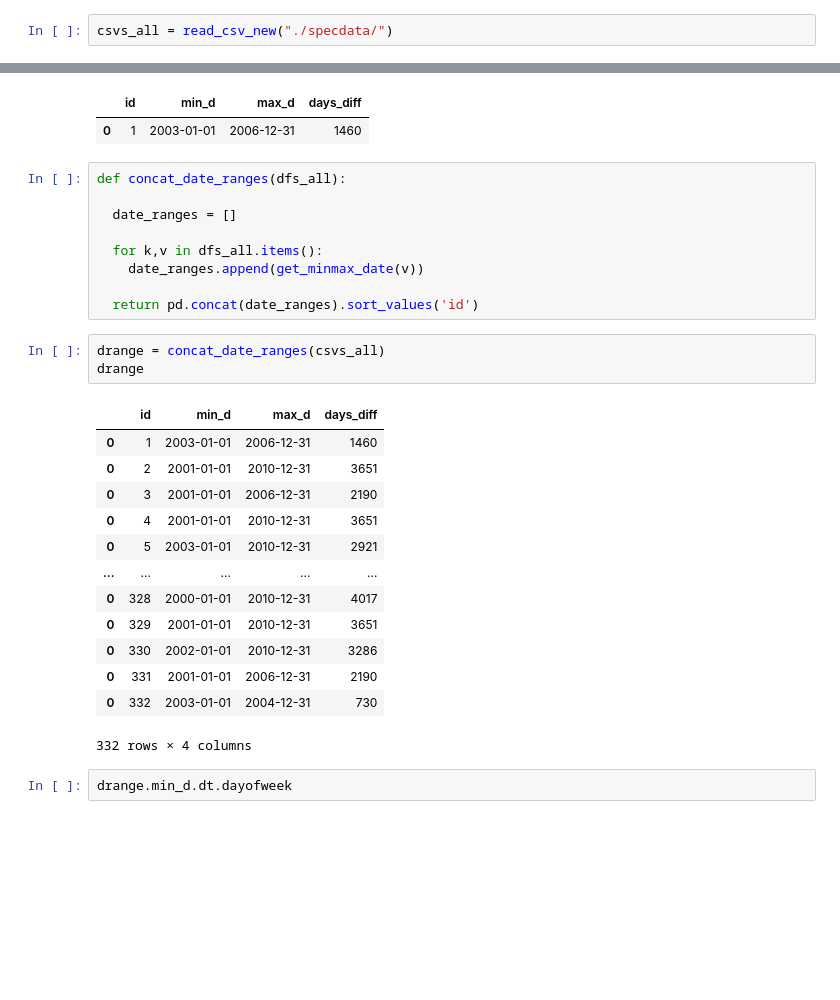
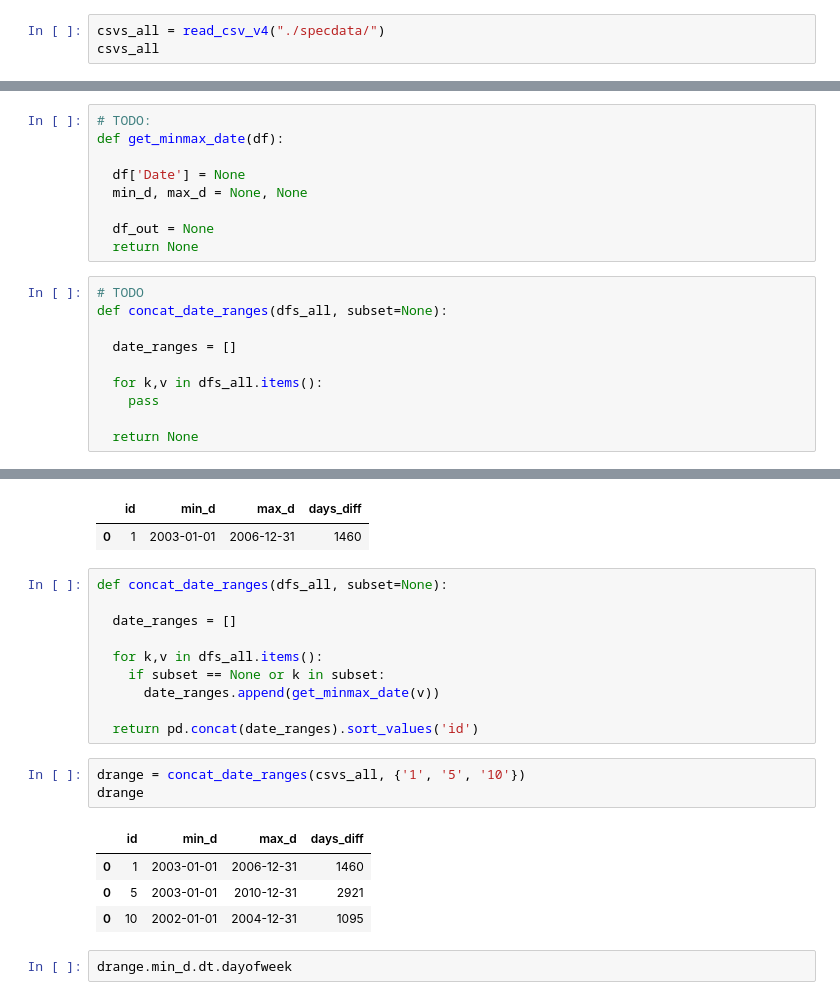
Before and after one commit to VondracekS/ESF_Workshop_BestCodingPractices, a Jupyter notebook: best_coding_practices.ipynb, the cells around one changed output, grey strips where cells are left out. Drawn from its saved outputs; the diff is of its cells as text; blank space fills up the shorter version.

```diff
--- a/best_coding_practices.ipynb
+++ b/best_coding_practices.ipynb
@@ -235,2 +228,3 @@ def read_csv_new(path: str, file_subset=None) -> dict:
 # %%
-csvs_all = read_csv_new("./specdata/")
+csvs_all = read_csv_v4("./specdata/")
+csvs_all
@@ -242,0 +267,19 @@ csvs_all = read_csv_new("./specdata/")
+# %%
+# TODO:
+def get_minmax_date(df):
+
+  df['Date'] = None
+  min_d, max_d = None, None
+
+  df_out = None
+  return None
+# %%
+# TODO
+def concat_date_ranges(dfs_all, subset=None):
+
+  date_ranges = []
+
+  for k,v in dfs_all.items():
+    pass
+
+  return None
@@ -257,31 +302,23 @@ get_minmax_date(csvs_all['1'])
 |  | id | min_d | max_d | days_diff |
 | 0 | 1 | 2003-01-01 | 2006-12-31 | 1460 |
 # %%
-def concat_date_ranges(dfs_all):
+def concat_date_ranges(dfs_all, subset=None):
 
   date_ranges = []
 
   for k,v in dfs_all.items():
-    date_ranges.append(get_minmax_date(v))
+    if subset == None or k in subset:
+      date_ranges.append(get_minmax_date(v))
 
   return pd.concat(date_ranges).sort_values('id')
 # %%
-drange = concat_date_ranges(csvs_all)
+drange = concat_date_ranges(csvs_all, {'1', '5', '10'})
 drange
 # %% [output]
 |  | id | min_d | max_d | days_diff |
 | 0 | 1 | 2003-01-01 | 2006-12-31 | 1460 |
-| 0 | 2 | 2001-01-01 | 2010-12-31 | 3651 |
-| 0 | 3 | 2001-01-01 | 2006-12-31 | 2190 |
-| 0 | 4 | 2001-01-01 | 2010-12-31 | 3651 |
 | 0 | 5 | 2003-01-01 | 2010-12-31 | 2921 |
-| ... | ... | ... | ... | ... |
-| 0 | 328 | 2000-01-01 | 2010-12-31 | 4017 |
-| 0 | 329 | 2001-01-01 | 2010-12-31 | 3651 |
-| 0 | 330 | 2002-01-01 | 2010-12-31 | 3286 |
-| 0 | 331 | 2001-01-01 | 2006-12-31 | 2190 |
-| 0 | 332 | 2003-01-01 | 2004-12-31 | 730 |
+| 0 | 10 | 2002-01-01 | 2004-12-31 | 1095 |
-332 rows × 4 columns
 # %%
 drange.min_d.dt.dayofweek
 # %% [output]
```
Also changed, not shown: parts of 21 cells of this notebook.
